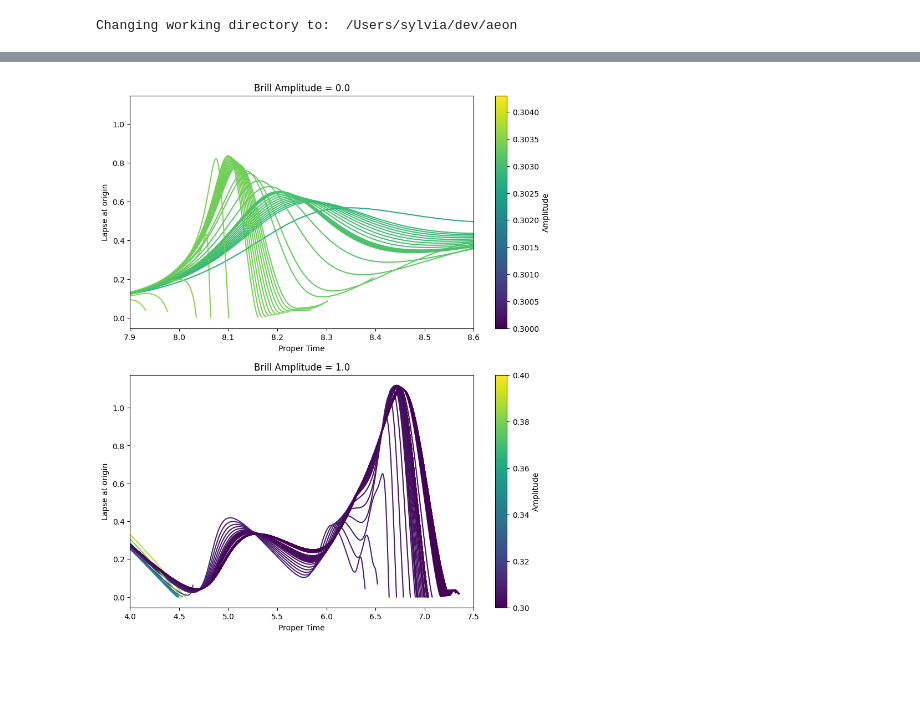
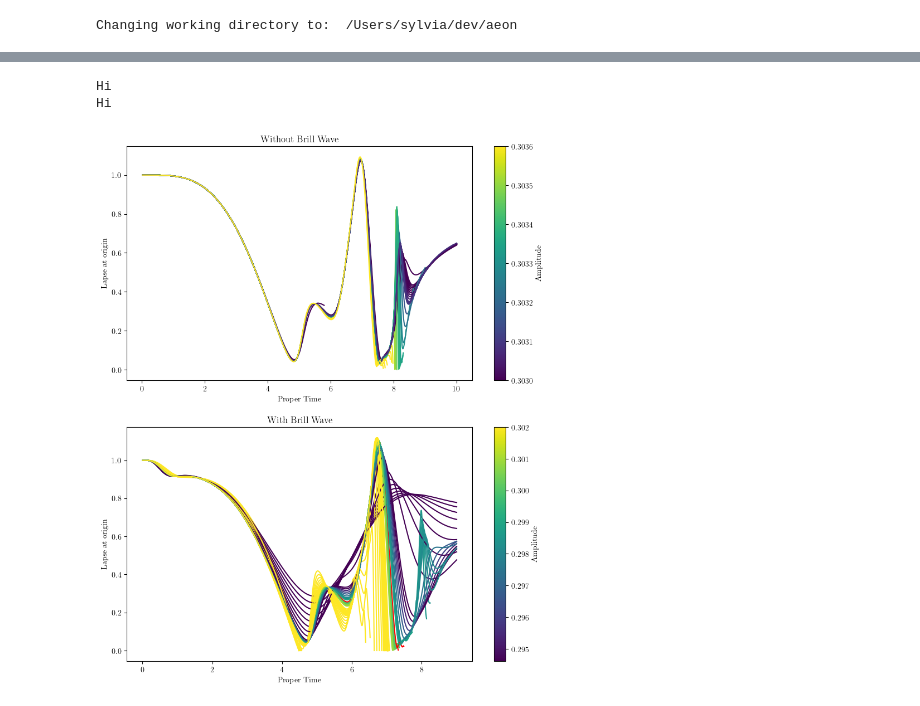
Before and after one commit to sylviamesicek/aeon, a Jupyter notebook: scripts/notebooks/lapse.ipynb, the cells around one changed output, grey strips where cells are left out. Saved outputs shown, nothing was run; the diff lists cells and outputs as text; code cells hidden in the pictures; blank space fills up the shorter version.

```diff
--- a/scripts/notebooks/lapse.ipynb
+++ b/scripts/notebooks/lapse.ipynb
@@ -11,5 +11,14 @@ os.chdir(primary_path)
 import numpy as np
 import pandas as pd
 import matplotlib.pyplot as plt
+import matplotlib.cm as cm
+import matplotlib.colors as mcolors
+
+
+plt.rcParams.update({
+    "text.usetex": True,
+    "font.family": "serif",
+    "font.serif": ["Computer Modern Roman"],
+})
 # %% [output]
 Changing working directory to:  /Users/sylvia/dev/aeon
@@ -58,18 +141,14 @@ for directory in combo_dir.iterdir():
 # %%
-import matplotlib.cm as cm
-import matplotlib.colors as mcolors
-
-highlight_range = [0.30334, 0.302]
 
 fig, axes = plt.subplots(2, 1, figsize=(10, 12))
 
 colormap = plt.get_cmap('viridis')
-norm = mcolors.Normalize(vmin=min(scalar_amplitudes), vmax=max(scalar_amplitudes))
+norm = mcolors.Normalize(vmin=0.303, vmax=0.3036)
 
 for i in range(0, len(scalar_amplitudes)):
     color = colormap(norm(scalar_amplitudes[i]))
-    if highlight_range[0] <= scalar_amplitudes[i] and scalar_amplitudes[i] <= highlight_range[1]:
-        color = "red"
+    # if highlight_range[0] <= scalar_amplitudes[i] and scalar_amplitudes[i] <= highlight_range[1]:
+    #     color = "red"
     axes[0].plot(scalar_data[i]["proper_time"], scalar_data[i]["alpha"], color=color)
     # axes[0].plot(scalar_data[i]["proper_time"], scalar_data[i]["grr"] * scalar_data[i]["gzz"] - scalar_data[i]["grz"]**2, color=color)
 
@@ -82,40 +161,47 @@ cbar.set_label("Amplitude")
 
 colormap = plt.get_cmap('viridis')
 # norm = mcolors.Normalize(vmin=min(combo_amplitudes), vmax=max(combo_amplitudes))
-norm = mcolors.Normalize(vmin=0.3, vmax=0.4)
+norm = mcolors.Normalize(vmin=0.29461000, vmax=0.302)
 
 for i in range(0, len(combo_amplitudes)):
     color = colormap(norm(combo_amplitudes[i]))
 
     # print("combo_amplitudes", combo_amplitudes[i])
     # print(combo_data[i]["proper_time"][len(combo_data[i]["proper_time"]) - 1])
 
     # if i != 4:
     #     continue
 
+    if combo_amplitudes[i] == .30029000000000006 or combo_amplitudes[i] == .29958000000000007:
+        # Maybe increase to .302?
+        print("Hi")
+        color = "red"
+
     axes[1].plot(combo_data[i]["proper_time"], combo_data[i]["alpha"], color=color)
     # axes[1].plot(combo_data[i]["proper_time"], combo_data[i]["grr"] * combo_data[i]["gzz"] - combo_data[i]["grz"]**2, color=color)
 
 sm = cm.ScalarMappable(cmap=colormap, norm=norm)
 sm.set_array(combo_amplitudes)
 cbar = fig.colorbar(sm, ax=axes[1], orientation="vertical")
 cbar.set_label("Amplitude")
 
-axes[0].set_title("Brill Amplitude = 0.0")
+axes[0].set_title("Without Brill Wave")
 axes[0].set_xlabel("Proper Time")
 axes[0].set_ylabel("Lapse at origin")
-axes[0].set_xlim(7.9, 8.6)
+# axes[0].set_xlim(7.9, 8.6)
 # axes[0].set_ylim(0.58, 0.65)
 
 
-axes[1].set_title("Brill Amplitude = 1.0")
+axes[1].set_title("With Brill Wave")
 axes[1].set_xlabel("Proper Time")
 axes[1].set_ylabel("Lapse at origin")
-axes[1].set_xlim(4.0, 7.5)
+# axes[1].set_xlim(6.5, 9.0)
 # axes[1].set_xlim(6.38, 6.4)
 # axes[1].set_ylim(0.0, 0.2)
 
 
 plt.show()
 # %% [output]
+Hi
+Hi
-[figure, old version]
+[figure, new version]
```
Also changed, not shown: parts of 6 cells of this notebook, 41 other files.
